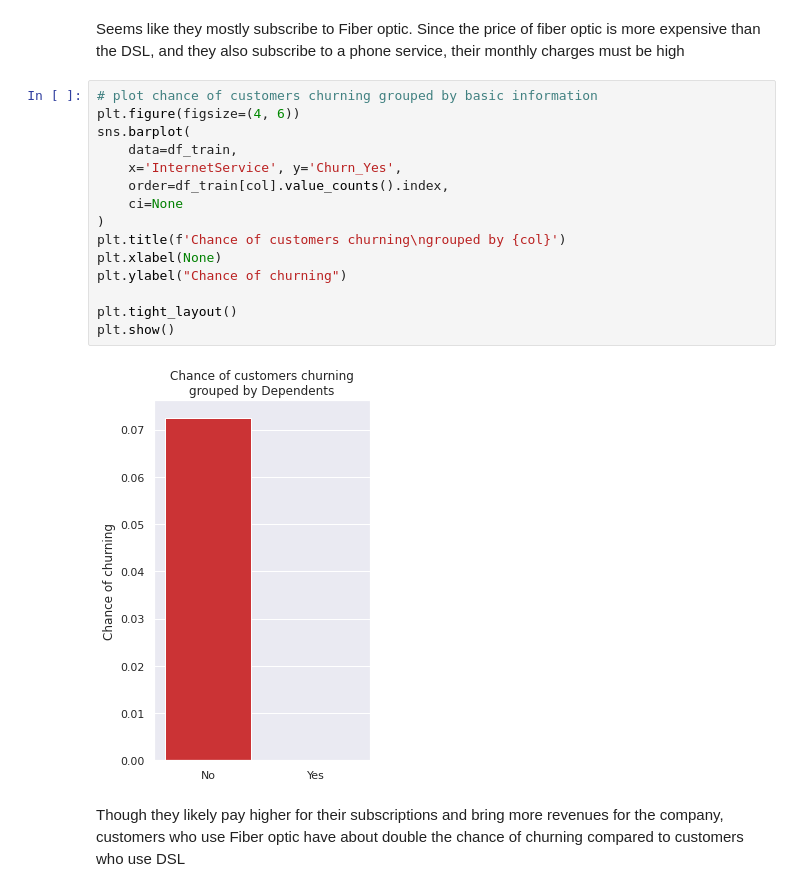
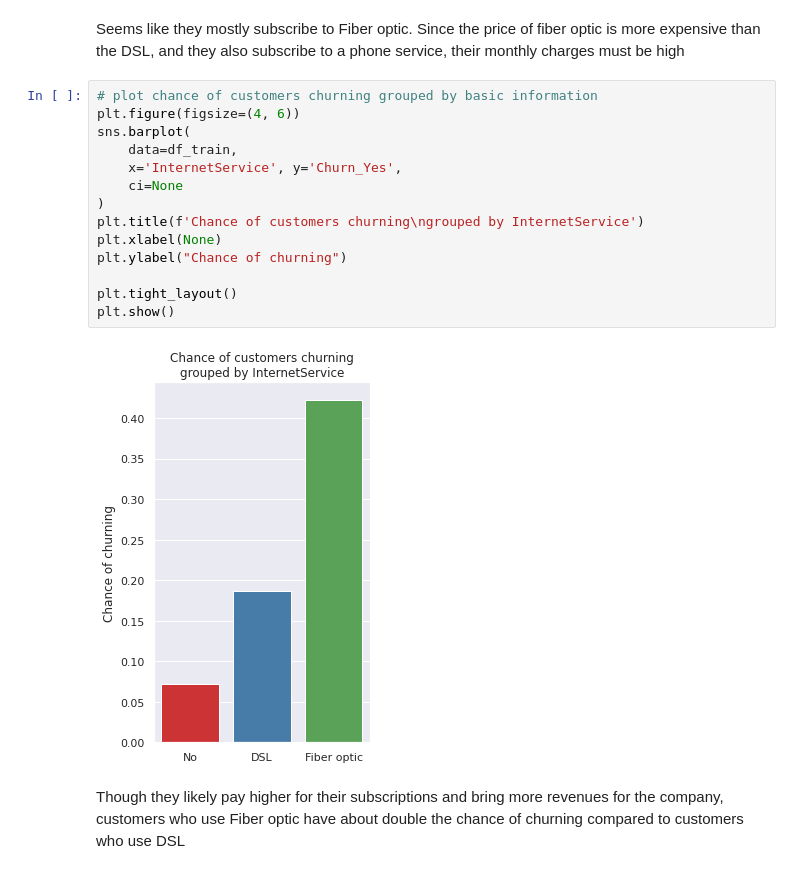
Before and after one commit to NikkiSatmaka/sticky-customers-operation, a Jupyter notebook: h8dsft_Milestone1P2_nikki_satmaka.ipynb, the cells around one changed output. Drawn from its saved outputs; the diff is of its cells as text.

```diff
--- a/h8dsft_Milestone1P2_nikki_satmaka.ipynb
+++ b/h8dsft_Milestone1P2_nikki_satmaka.ipynb
@@ -571,20 +575,19 @@ Seems like they mostly subscribe to Fiber optic. Since the price of fiber optic
 # %%
 # plot chance of customers churning grouped by basic information
 plt.figure(figsize=(4, 6))
 sns.barplot(
     data=df_train,
     x='InternetService', y='Churn_Yes',
-    order=df_train[col].value_counts().index,
     ci=None
 )
-plt.title(f'Chance of customers churning\ngrouped by {col}')
+plt.title(f'Chance of customers churning\ngrouped by InternetService')
 plt.xlabel(None)
 plt.ylabel("Chance of churning")
 
 plt.tight_layout()
 plt.show()
 # %% [output]
-[figure, old version]
+[figure, new version]
 # %% [markdown]
 Though they likely pay higher for their subscriptions and bring more revenues for the company, customers who use Fiber optic have about double the chance of churning compared to customers who use DSL
 # %% [markdown]
```
Also changed, not shown: parts of 30 cells of this notebook.
